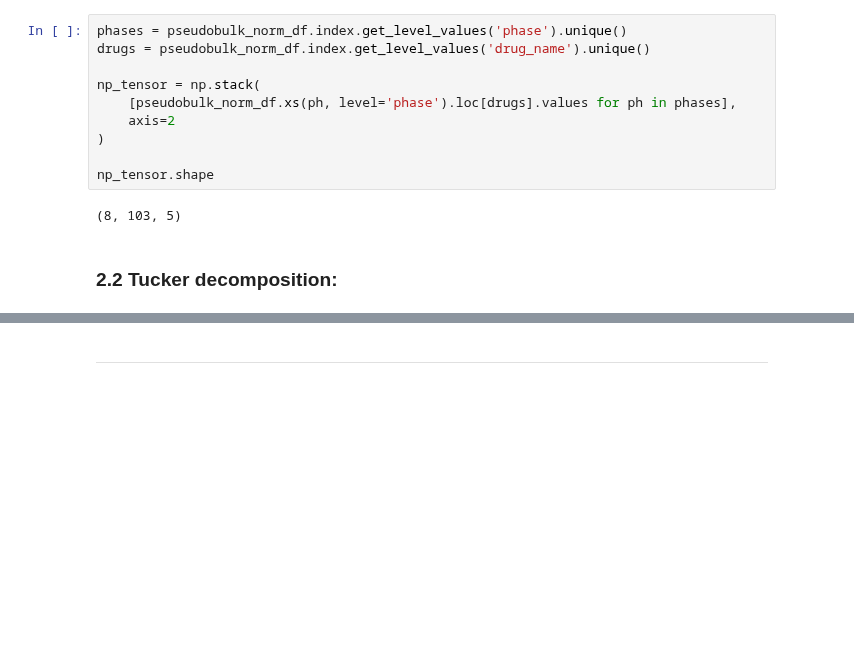
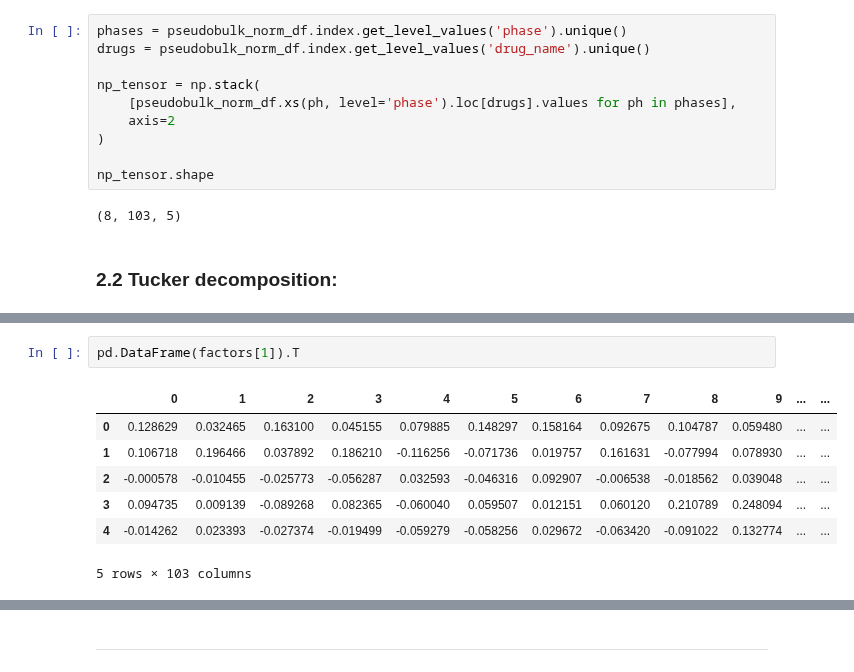
Before and after one commit to kaiwycik/tensors_and_cell_cycles, a Jupyter notebook: code/scITD_replica.ipynb, the cells around one changed output, grey strips where cells are left out. Saved outputs shown, nothing was run; the diff lists cells and outputs as text; blank space fills up the shorter version.

```diff
--- a/code/scITD_replica.ipynb
+++ b/code/scITD_replica.ipynb
@@ -184,0 +223,10 @@ array([[ 0.12537189,  0.11386294,  0.00539591, ...,  0.1119039 ,
+# %%
+pd.DataFrame(factors[1]).T
+# %% [output]
+|  | 0 | 1 | 2 | 3 | 4 | 5 | 6 | 7 | 8 | 9 | ... | ... |
+| 0 | 0.128629 | 0.032465 | 0.163100 | 0.045155 | 0.079885 | 0.148297 | 0.158164 | 0.092675 | 0.104787 | 0.059480 | ... | ... |
+| 1 | 0.106718 | 0.196466 | 0.037892 | 0.186210 | -0.116256 | -0.071736 | 0.019757 | 0.161631 | -0.077994 | 0.078930 | ... | ... |
+| 2 | -0.000578 | -0.010455 | -0.025773 | -0.056287 | 0.032593 | -0.046316 | 0.092907 | -0.006538 | -0.018562 | 0.039048 | ... | ... |
+| 3 | 0.094735 | 0.009139 | -0.089268 | 0.082365 | -0.060040 | 0.059507 | 0.012151 | 0.060120 | 0.210789 | 0.248094 | ... | ... |
+| 4 | -0.014262 | 0.023393 | -0.027374 | -0.019499 | -0.059279 | -0.058256 | 0.029672 | -0.063420 | -0.091022 | 0.132774 | ... | ... |
+5 rows × 103 columns
```
Also changed, not shown: parts of 7 cells of this notebook, 2 other files.
